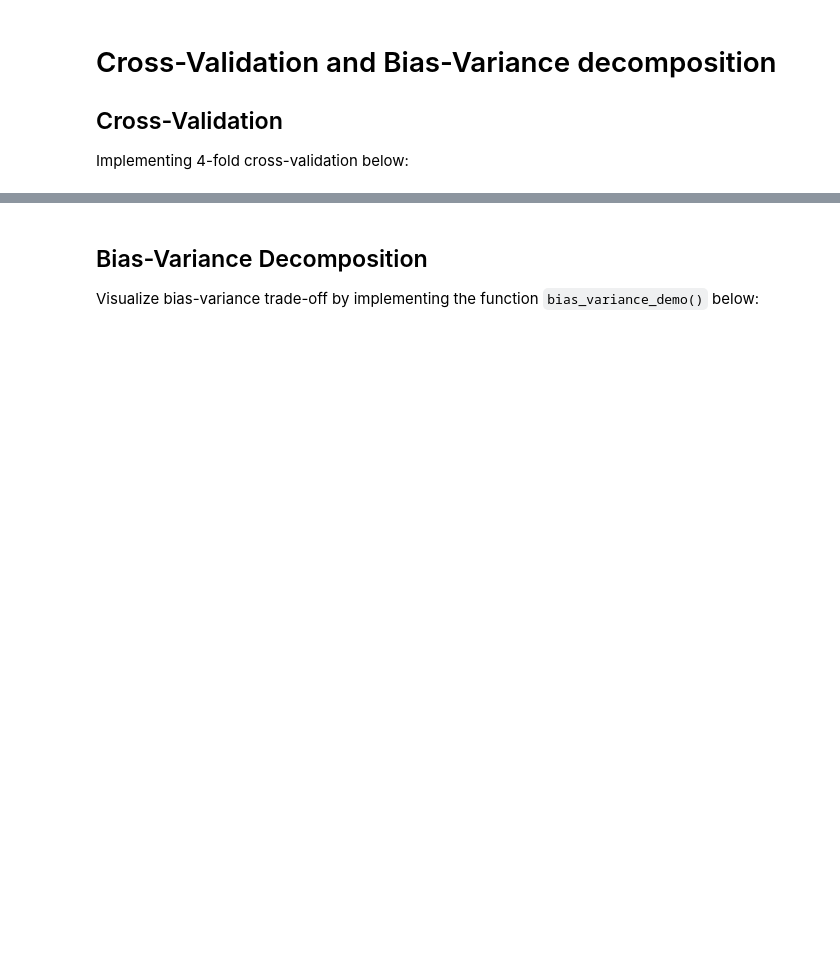
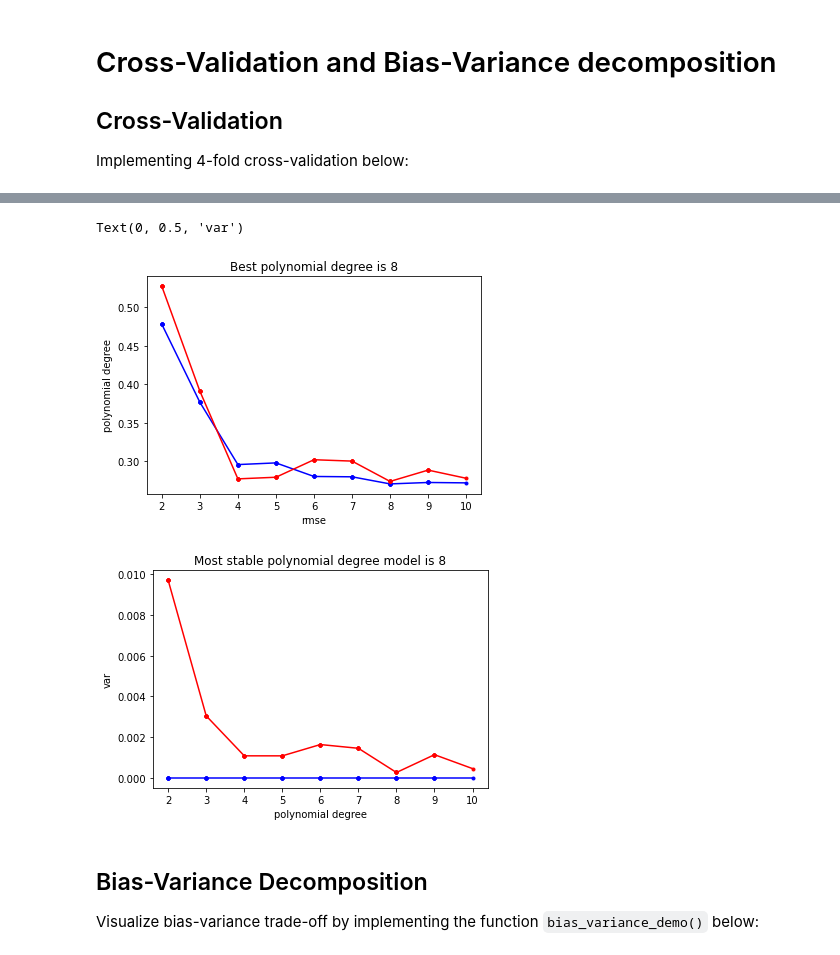
Before and after one commit to davide-rosso/ML_course, a Jupyter notebook: labs/ex04/template/ex04.ipynb, the cells around one changed output, grey strips where cells are left out. Drawn from its saved outputs; the diff is of its cells as text; code cells hidden in the pictures; blank space fills up the shorter version.

```diff
--- a/labs/ex04/template/ex04.ipynb
+++ b/labs/ex04/template/ex04.ipynb
@@ -24,3 +24,8 @@ def build_k_indices(y, k_fold, seed):
     k_indices = [indices[k * interval: (k + 1) * interval]
                  for k in range(k_fold)]
     return np.array(k_indices)
+# %%
+k_indices = build_k_indices(y, 4, 1)
+print(k_indices,k_indices)
+print((np.delete(k_indices, 3, 0)).flatten())
+print( k_indices[3])
@@ -76,3 +109,44 @@ cross_validation_demo()
+# %%
+seed = 1
+degrees = np.linspace(2,10,dtype=int)
+k_fold = 4
+lambda_ = 10e-2
+# split data in k fold
+k_indices = build_k_indices(y, k_fold, seed)
+# define lists to store the loss of training data and test data
+rmse_tr = []
+rmse_te = []
+var_tr = []
+var_te = []
+# ***************************************************
+# cross validation:
+# ***************************************************
+for degree in degrees:
+    k_indices = build_k_indices(y, k_fold, seed)
+    loss_ave_tr = []; loss_ave_te = []
+    for k in range(k_fold):
+        loss_tr, loss_te = cross_validation(y, x, k_indices, k, lambda_, degree)
+        loss_ave_tr.append(np.sqrt(2*loss_tr)); loss_ave_te.append(np.sqrt(2*loss_te))
+    rmse_tr.append(np.mean(loss_ave_tr))
+    var_tr.append(np.var(loss_ave_tr))
+    rmse_te.append(np.mean(loss_ave_te))
+    var_te.append(np.var(loss_ave_te))
+plt.figure()
+plt.plot(degrees, rmse_tr, marker=".", color='b', label='train error')
+plt.plot(degrees, rmse_te, marker=".", color='r', label='test error')
+plt.title('Best polynomial degree is '+str(degrees[np.argmin(rmse_te)]))
+plt.xlabel('rmse')
+plt.ylabel('polynomial degree')
+plt.figure()
+plt.plot(degrees, var_tr, marker=".", color='b', label='train error')
+plt.plot(degrees, var_te, marker=".", color='r', label='test error')
+plt.title('Most stable polynomial degree model is '+str(degrees[np.argmin(var_te)]))
+plt.xlabel('polynomial degree')
+plt.ylabel('var')
+# %% [output]
+Text(0, 0.5, 'var')
+[figure, added]
+[figure, added]
 # %% [markdown]
 ## Bias-Variance Decomposition
 Visualize bias-variance trade-off by implementing the function `bias_variance_demo()` below:
```
Also changed, not shown: parts of 5 cells of this notebook, 5 other files.
